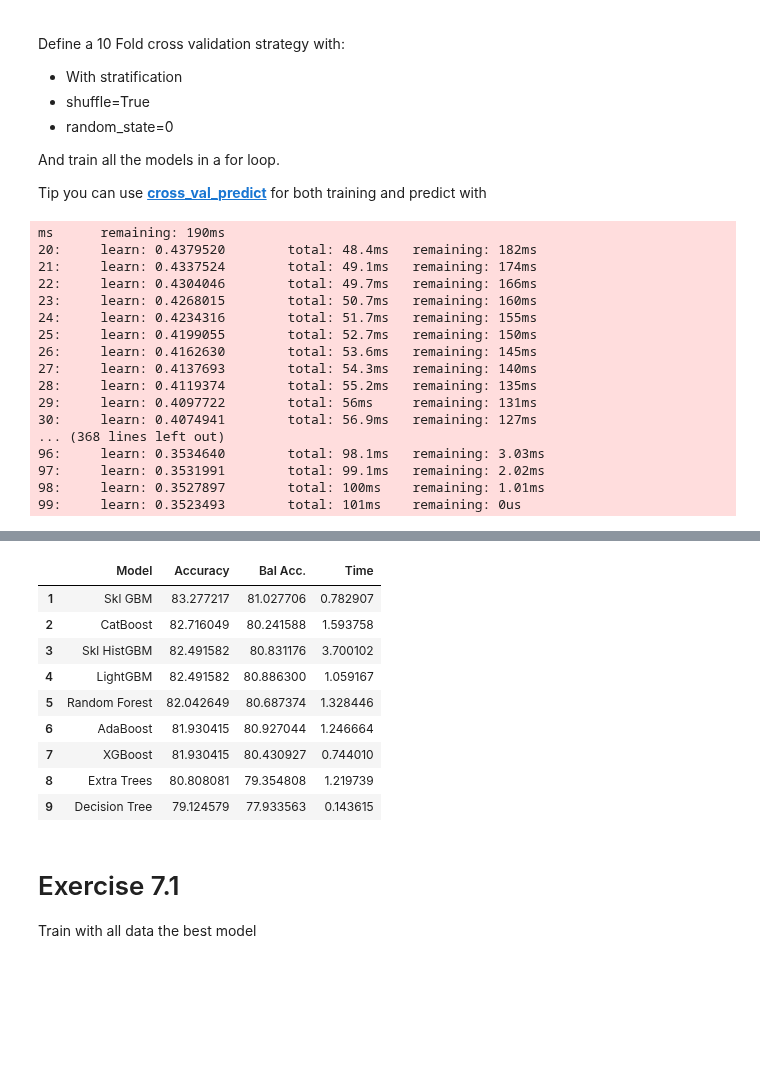
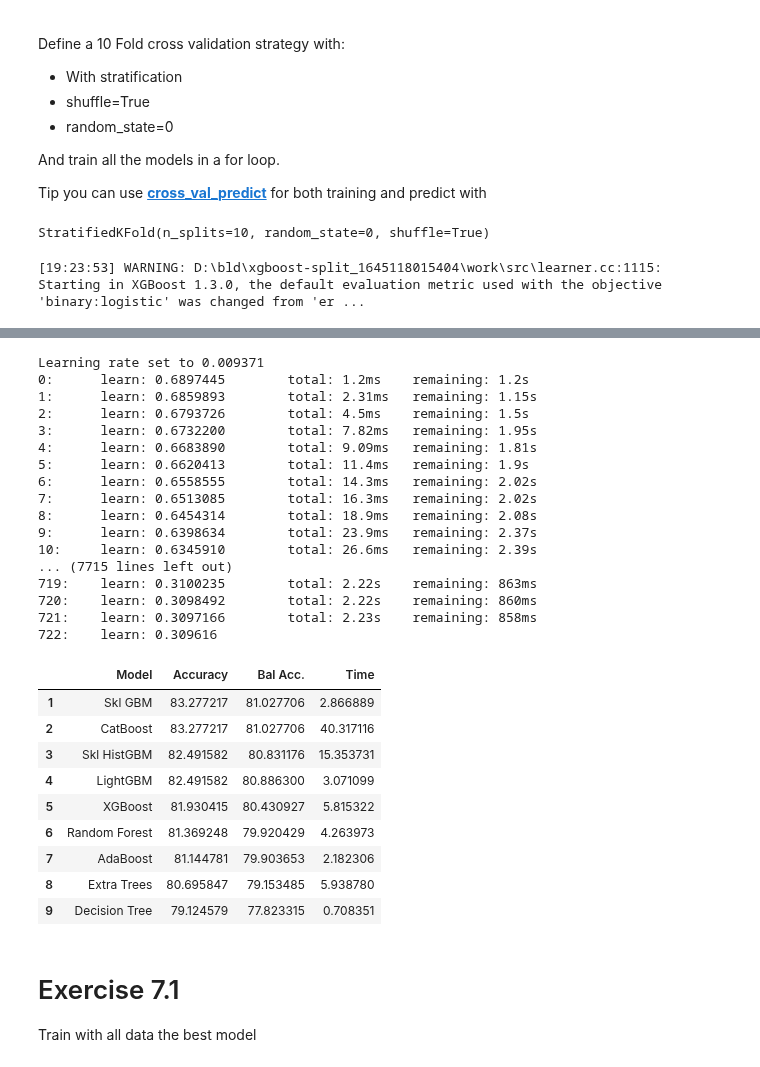
Before and after one commit to EuniceOyeniyi/stive_exercises, a Jupyter notebook: Chapter 02/08. Robust ML/fe1_.ipynb, the cells around one changed output, grey strips where cells are left out. Cells and saved outputs as stored; diff of their text form; code cells hidden in the pictures; blank space fills up the shorter version.

```diff
--- a/Chapter 02/08. Robust ML/fe1_.ipynb
+++ b/Chapter 02/08. Robust ML/fe1_.ipynb
@@ -446,6 +446,13 @@ Define a 10 Fold cross validation strategy with:
 And train all the models in a for loop.
 
 Tip you can use **[cross_val_predict](https://scikit-learn.org/stable/modules/generated/sklearn.model_selection.cross_val_predict.html)** for both training and predict with
+# %%
+skf = model_selection.StratifiedKFold(
+    n_splits=10,shuffle=True,random_state=0
+)
+skf
+# %% [output]
+StratifiedKFold(n_splits=10, random_state=0, shuffle=True)
 # %%
 
 skf = model_selection.StratifiedKFold(
@@ -479,13 +486,13 @@ for model_name, model in tree_classifiers.items():
     start_time = time.time()
 
     # TRAIN AND GET PREDICTIONS USING cross_val_predict() and x,y
-    pred = model_selection.cross_val_predict(model, x, y, cv=3)
+    pred = model_selection.cross_val_predict(model, x, y, cv=skf)
 
     total_time = time.time() - start_time
 
     results = results.append({"Model":    model_name,
-                              "Accuracy": metrics.accuracy_score(y_val, pred)*100,
-                              "Bal Acc.": metrics.balanced_accuracy_score(y_val, pred)*100,
+                              "Accuracy": metrics.accuracy_score(y, pred)*100,
+                              "Bal Acc.": metrics.balanced_accuracy_score(y, pred)*100,
                               "Time":     total_time},
                               ignore_index=True)
 
@@ -496,20 +503,4 @@ results_ord = results.sort_values(by=['Accuracy'], ascending=False, ignore_index
 results_ord.index += 1
 results_ord.style.bar(subset=['Accuracy', 'Bal Acc.'], vmin=0, vmax=100, color='#5fba7d')
 # %% [output]
-ms      remaining: 190ms
-20:     learn: 0.4379520        total: 48.4ms   remaining: 182ms
-21:     learn: 0.4337524        total: 49.1ms   remaining: 174ms
-22:     learn: 0.4304046        total: 49.7ms   remaining: 166ms
-23:     learn: 0.4268015        total: 50.7ms   remaining: 160ms
-24:     learn: 0.4234316        total: 51.7ms   remaining: 155ms
-25:     learn: 0.4199055        total: 52.7ms   remaining: 150ms
-26:     learn: 0.4162630        total: 53.6ms   remaining: 145ms
-27:     learn: 0.4137693        total: 54.3ms   remaining: 140ms
-28:     learn: 0.4119374        total: 55.2ms   remaining: 135ms
-29:     learn: 0.4097722        total: 56ms     remaining: 131ms
-30:     learn: 0.4074941        total: 56.9ms   remaining: 127ms
-... (368 lines left out)
-96:     learn: 0.3534640        total: 98.1ms   remaining: 3.03ms
-97:     learn: 0.3531991        total: 99.1ms   remaining: 2.02ms
-98:     learn: 0.3527897        total: 100ms    remaining: 1.01ms
-99:     learn: 0.3523493        total: 101ms    remaining: 0us
+[19:23:53] WARNING: D:\bld\xgboost-split_1645118015404\work\src\learner.cc:1115: Starting in XGBoost 1.3.0, the default evaluation metric used with the objective 'binary:logistic' was changed from 'er ...
@@ -516,13 +516,30 @@ ms      remaining: 190ms
+Learning rate set to 0.009371
+0:      learn: 0.6897445        total: 1.2ms    remaining: 1.2s
+1:      learn: 0.6859893        total: 2.31ms   remaining: 1.15s
+2:      learn: 0.6793726        total: 4.5ms    remaining: 1.5s
+3:      learn: 0.6732200        total: 7.82ms   remaining: 1.95s
+4:      learn: 0.6683890        total: 9.09ms   remaining: 1.81s
+5:      learn: 0.6620413        total: 11.4ms   remaining: 1.9s
+6:      learn: 0.6558555        total: 14.3ms   remaining: 2.02s
+7:      learn: 0.6513085        total: 16.3ms   remaining: 2.02s
+8:      learn: 0.6454314        total: 18.9ms   remaining: 2.08s
+9:      learn: 0.6398634        total: 23.9ms   remaining: 2.37s
+10:     learn: 0.6345910        total: 26.6ms   remaining: 2.39s
+... (7715 lines left out)
+719:    learn: 0.3100235        total: 2.22s    remaining: 863ms
+720:    learn: 0.3098492        total: 2.22s    remaining: 860ms
+721:    learn: 0.3097166        total: 2.23s    remaining: 858ms
+722:    learn: 0.309616
 |  | Model | Accuracy | Bal Acc. | Time |
-| 1 | Skl GBM | 83.277217 | 81.027706 | 0.782907 |
-| 2 | CatBoost | 82.716049 | 80.241588 | 1.593758 |
-| 3 | Skl HistGBM | 82.491582 | 80.831176 | 3.700102 |
-| 4 | LightGBM | 82.491582 | 80.886300 | 1.059167 |
-| 5 | Random Forest | 82.042649 | 80.687374 | 1.328446 |
-| 6 | AdaBoost | 81.930415 | 80.927044 | 1.246664 |
-| 7 | XGBoost | 81.930415 | 80.430927 | 0.744010 |
-| 8 | Extra Trees | 80.808081 | 79.354808 | 1.219739 |
-| 9 | Decision Tree | 79.124579 | 77.933563 | 0.143615 |
+| 1 | Skl GBM | 83.277217 | 81.027706 | 2.866889 |
+| 2 | CatBoost | 83.277217 | 81.027706 | 40.317116 |
+| 3 | Skl HistGBM | 82.491582 | 80.831176 | 15.353731 |
+| 4 | LightGBM | 82.491582 | 80.886300 | 3.071099 |
+| 5 | XGBoost | 81.930415 | 80.430927 | 5.815322 |
+| 6 | Random Forest | 81.369248 | 79.920429 | 4.263973 |
+| 7 | AdaBoost | 81.144781 | 79.903653 | 2.182306 |
+| 8 | Extra Trees | 80.695847 | 79.153485 | 5.938780 |
+| 9 | Decision Tree | 79.124579 | 77.823315 | 0.708351 |
 # %%
 assert results_ord["Accuracy"].min() > 75
 assert results_ord["Bal Acc."].min() > 75
```
Also changed, not shown: parts of 5 cells of this notebook, 2 other files.
